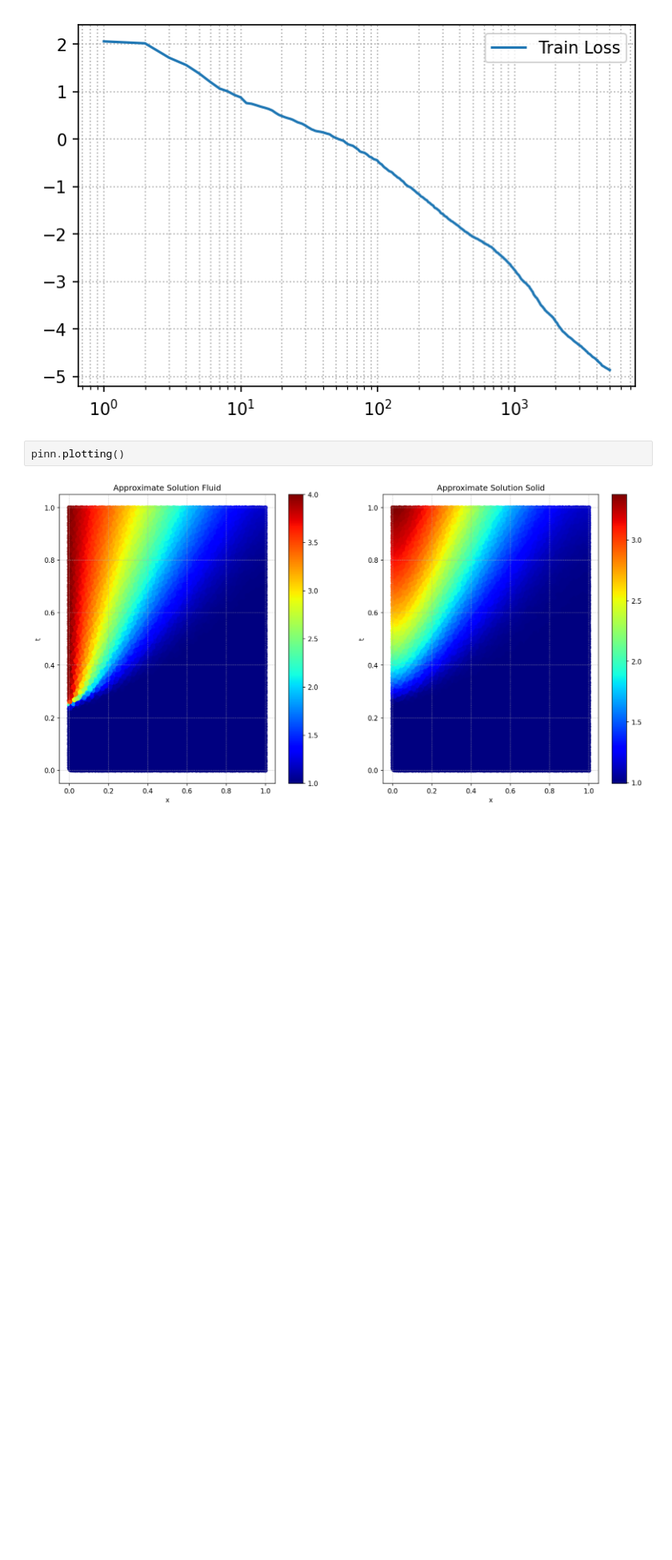
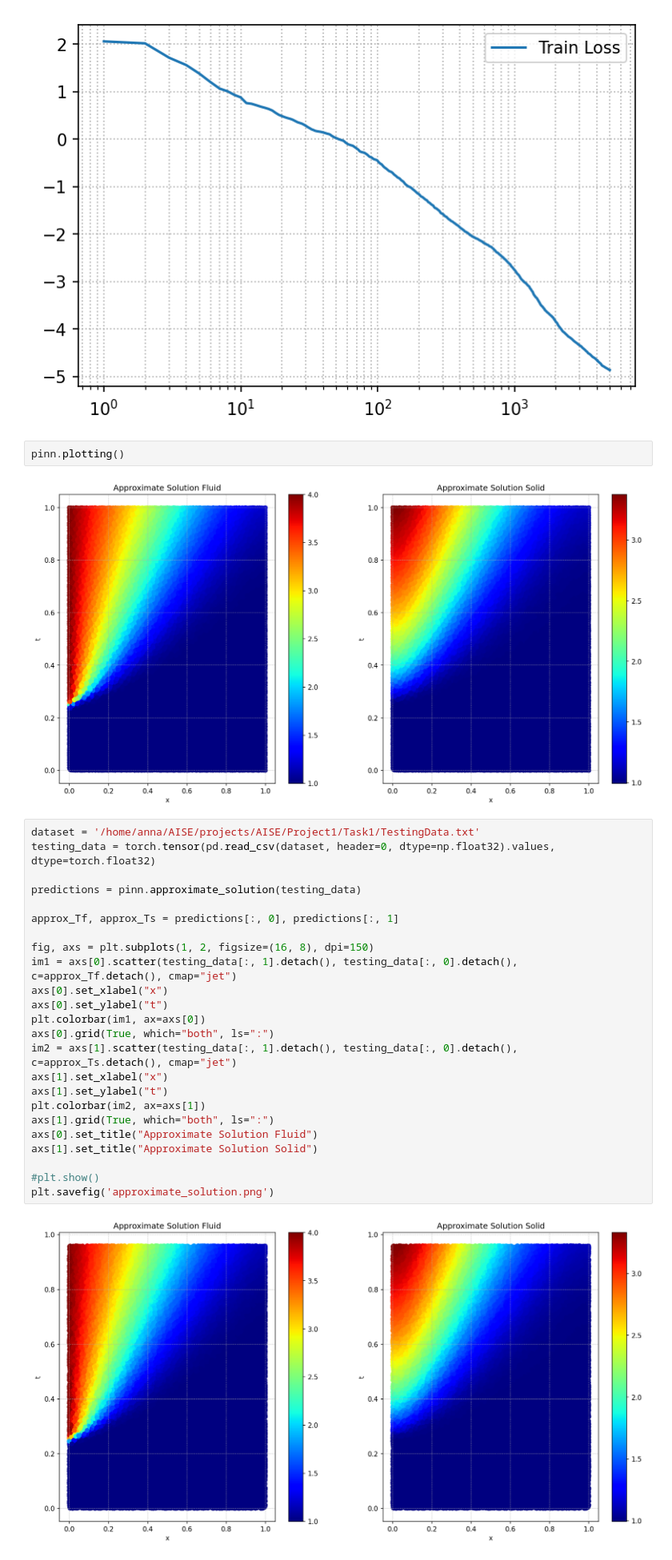
Before and after one commit to anekslen/AISE, a Jupyter notebook: Project1/Task1/Task1.ipynb, the cells around one changed output. Shown at 80% size. Cells and saved outputs as stored; diff of their text form; blank space fills up the shorter version.

Commit message:
working implementation of Task1

```diff
--- a/Project1/Task1/Task1.ipynb
+++ b/Project1/Task1/Task1.ipynb
@@ -329,3 +329,29 @@ Final Loss:  -4.864603519439697
 pinn.plotting()
 # %% [output]
 [figure]
+# %%
+dataset = '/home/anna/AISE/projects/AISE/Project1/Task1/TestingData.txt'
+testing_data = torch.tensor(pd.read_csv(dataset, header=0, dtype=np.float32).values,  dtype=torch.float32)
+
+predictions = pinn.approximate_solution(testing_data)
+
+approx_Tf, approx_Ts = predictions[:, 0], predictions[:, 1]
+
+fig, axs = plt.subplots(1, 2, figsize=(16, 8), dpi=150)
+im1 = axs[0].scatter(testing_data[:, 1].detach(), testing_data[:, 0].detach(), c=approx_Tf.detach(), cmap="jet")
+axs[0].set_xlabel("x")
+axs[0].set_ylabel("t")
+plt.colorbar(im1, ax=axs[0])
+axs[0].grid(True, which="both", ls=":")
+im2 = axs[1].scatter(testing_data[:, 1].detach(), testing_data[:, 0].detach(), c=approx_Ts.detach(), cmap="jet")
+axs[1].set_xlabel("x")
+axs[1].set_ylabel("t")
+plt.colorbar(im2, ax=axs[1])
+axs[1].grid(True, which="both", ls=":")
+axs[0].set_title("Approximate Solution Fluid")
+axs[1].set_title("Approximate Solution Solid")
+
+#plt.show()
+plt.savefig('approximate_solution.png')
+# %% [output]
+[figure, added]
```
Also changed, not shown: parts of 2 cells of this notebook, 3 other files.
